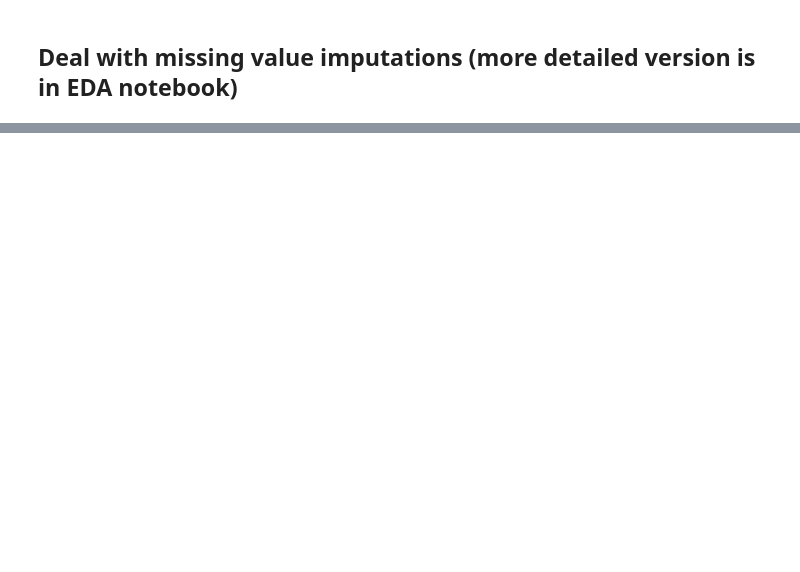
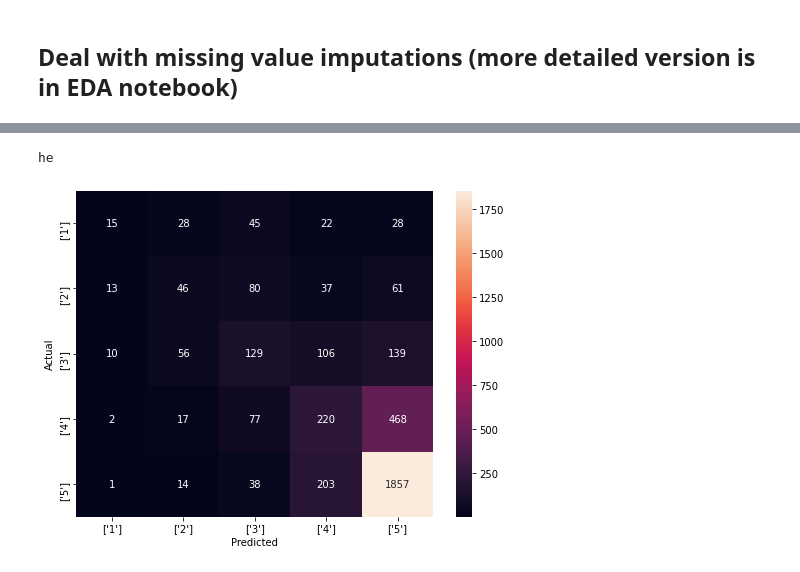
Before and after one commit to Elshan777/fashion-product-reviews, a Jupyter notebook: model-final.ipynb, the cells around one changed output, grey strips where cells are left out. Drawn from its saved outputs; the diff is of its cells as text; code cells hidden in the pictures; blank space fills up the shorter version.

```diff
--- a/model-final.ipynb
+++ b/model-final.ipynb
@@ -110,0 +177,2 @@ ValueError: Found input variables with inconsistent numbers of samples: [2, 1130
+# %%
+rating_df = df[['Rating']].drop_duplicates().sort_values('Rating')
@@ -110,0 +226,7 @@ ValueError: Found input variables with inconsistent numbers of samples: [2, 1130
+# %%
+model = xgb.XGBClassifier()
+
+X_train, X_test, y_train, y_test, indices_train, indices_test = train_test_split(features, labels, train_df.index, test_size=0.33, random_state=0)
+model.fit(X_train, y_train)
+y_pred = model.predict(X_test)
+print(classification_report(y_test, y_pred, target_names=df['Rating'].unique()))
@@ -110,0 +246,16 @@ ValueError: Found input variables with inconsistent numbers of samples: [2, 1130
+# %%
+print('he')
+# %% [output]
+he
+# %%
+from sklearn.metrics import confusion_matrix
+
+conf_mat = confusion_matrix(y_test, y_pred)
+fig, ax = plt.subplots(figsize=(8,6))
+sns.heatmap(conf_mat, annot=True, fmt='d',
+            xticklabels=rating_df.values, yticklabels=rating_df.values)
+plt.ylabel('Actual')
+plt.xlabel('Predicted')
+plt.show()
+# %% [output]
+[figure, added]
```
Also changed, not shown: parts of 37 cells of this notebook.
